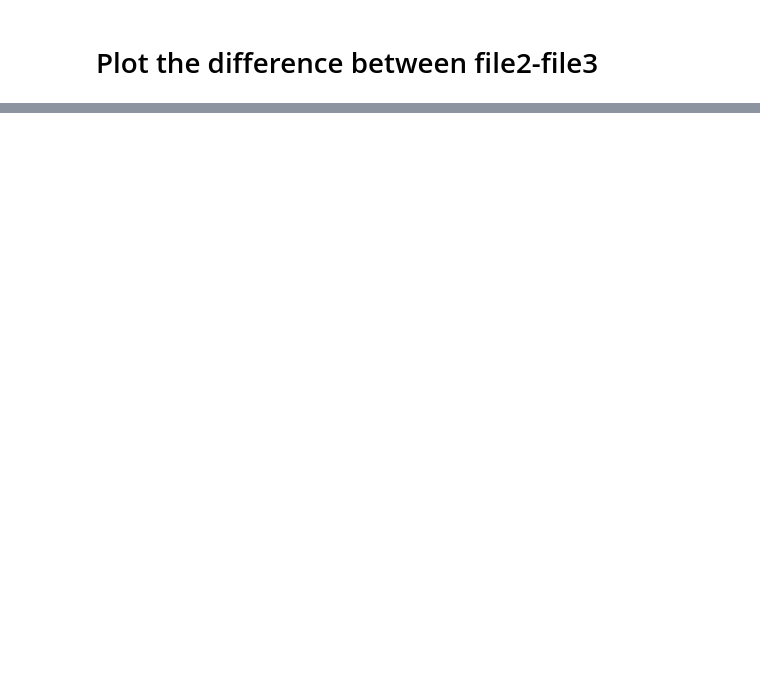
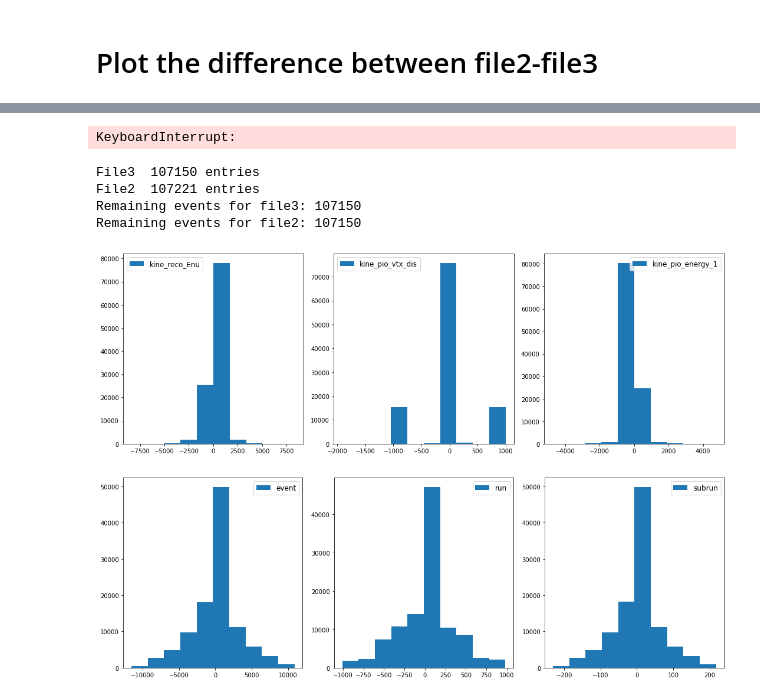
Before and after one commit to mrguzzo/wirecell, a Jupyter notebook: BDT/validate_new_workflow.ipynb, the cells around one changed output, grey strips where cells are left out. Cells and saved outputs as stored; diff of their text form; code cells hidden in the pictures; blank space fills up the shorter version.

```diff
--- a/BDT/validate_new_workflow.ipynb
+++ b/BDT/validate_new_workflow.ipynb
@@ -157,0 +270,7 @@ plt.tight_layout()
+# %%
+# plotting the variable difference for events with the same run/subrun/event
+
+df_new = df_file1[(df_file1.run==df_file2.run) & (df_file1.subrun==df_file2.subrun) & (df_file2.event==df_file2.event)]
+columns = ['run','subrun','event','runNo','subRunNo']
+
+df_new.loc[:,columns]
@@ -157,0 +293,15 @@ plt.tight_layout()
+# %%
+nentries1 = len(df_file1)
+nentries2 = len(df_file2)
+nentries3 = len(df_file3)
+
+# plot the difference between file1 and file2
+h_diff = []
+for x in range(nentries1):
+    for y in range(nentries2):
+        if((df_file1.loc[x,'run']==df_file2.loc[y,'run']) &
+           (df_file1.loc[x,'subrun']==df_file2.loc[y,'subrun']) &
+           (df_file1.loc[x,'event']==df_file2.loc[y,'event'])):
+                h_diff.append(df_file1.loc[x,'kine_reco_Enu']-df_file2.loc[y,'kine_reco_Enu'])
+# %% [output]
+KeyboardInterrupt:
@@ -157,0 +356,57 @@ plt.tight_layout()
+# %%
+print('File3  %i entries' % len(df_file3))
+print('File2  %i entries' % len(df_file2))
+
+def merge_left_only(df_left, df_right):
+    df = pd.merge(df_left, df_right, on=['run','subrun','event'],suffixes=('', '_delme'), how='left', indicator=True).query("_merge == 'both'")
+    df_new = df[[c for c in df.columns if not c.endswith('_delme')]]
+    return df_new
+
+df_file3_new = merge_left_only(df_file3,df_file2)
+print('Remaining events for file3: %i' % len(df_file3_new))
+
+df_file2_new = merge_left_only(df_file2,df_file3)
+print('Remaining events for file2: %i' % len(df_file2_new))
+
+# ----------------
+
+plt.figure(figsize=(15,5))
+
+plt.subplot(131)
+plt.hist(df_file2_new.kine_reco_Enu-df_file3_new.kine_reco_Enu, label='kine_reco_Enu')
+plt.legend(loc='best', prop={'size': legend_size})
+
+plt.subplot(132)
+plt.hist(df_file2_new.kine_pio_vtx_dis-df_file3_new.kine_pio_vtx_dis, label='kine_pio_vtx_dis')
+plt.legend(loc='best', prop={'size': legend_size})
+
+plt.subplot(133)
+plt.hist(df_file2_new.kine_pio_energy_1-df_file3_new.kine_pio_energy_1, label='kine_pio_energy_1')
+plt.legend(loc='best', prop={'size': legend_size})
+
+plt.tight_layout()
+
+# -----------------
+
+plt.figure(figsize=(15,5))
+
+plt.subplot(131)
+plt.hist(df_file2_new.event-df_file3_new.event, label='event')
+plt.legend(loc='best', prop={'size': legend_size})
+
+plt.subplot(132)
+plt.hist(df_file2_new.run-df_file3_new.run, label='run')
+plt.legend(loc='best', prop={'size': legend_size})
+
+plt.subplot(133)
+plt.hist(df_file2_new.subrun-df_file3_new.subrun, label='subrun')
+plt.legend(loc='best', prop={'size': legend_size})
+
+plt.tight_layout()
+# %% [output]
+File3  107150 entries
+File2  107221 entries
+Remaining events for file3: 107150
+Remaining events for file2: 107150
+[figure, added]
+[figure, added]
```
Also changed, not shown: parts of 20 cells of this notebook, 7 other files.
